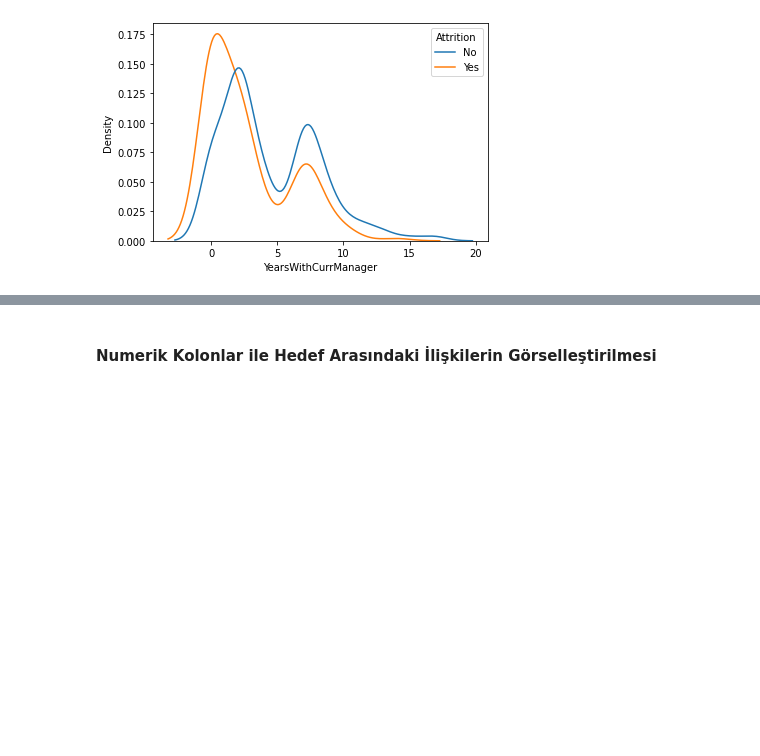
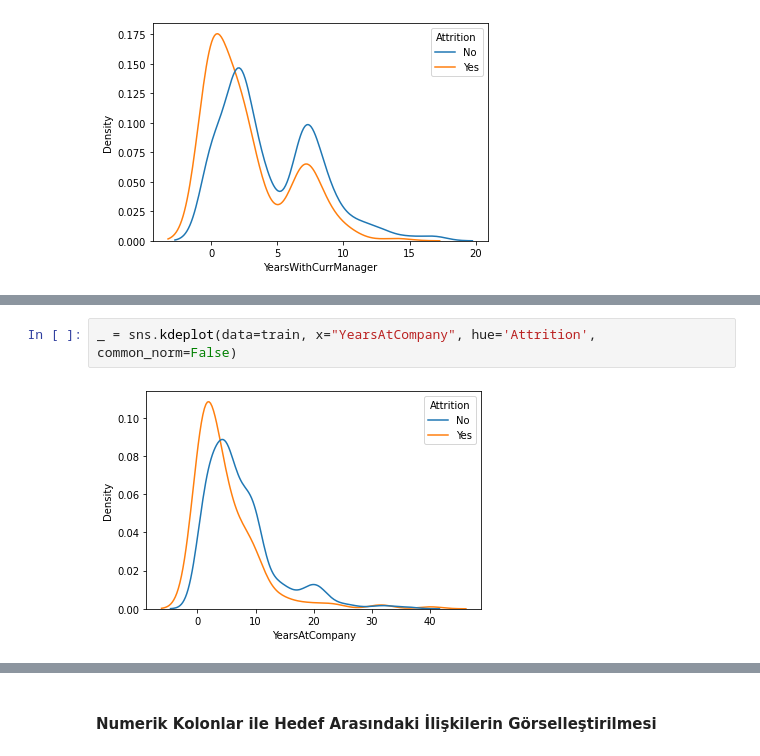
Before and after one commit to dsbootcamp-projects-2022-1/dsbootcamp2022-hr-attrition-prediction-project-vlkan, a Jupyter notebook: Project Template.ipynb, the cells around one changed output, grey strips where cells are left out. Drawn from its saved outputs; the diff is of its cells as text; blank space fills up the shorter version.

```diff
--- a/Project Template.ipynb
+++ b/Project Template.ipynb
@@ -385,0 +407,4 @@ _ = sns.kdeplot(data=train, x="YearsWithCurrManager", hue='Attrition', common_no
+# %%
+_ = sns.kdeplot(data=train, x="YearsAtCompany", hue='Attrition', common_norm=False)
+# %% [output]
+[figure, added]
```
Also changed, not shown: parts of 6 cells of this notebook.
